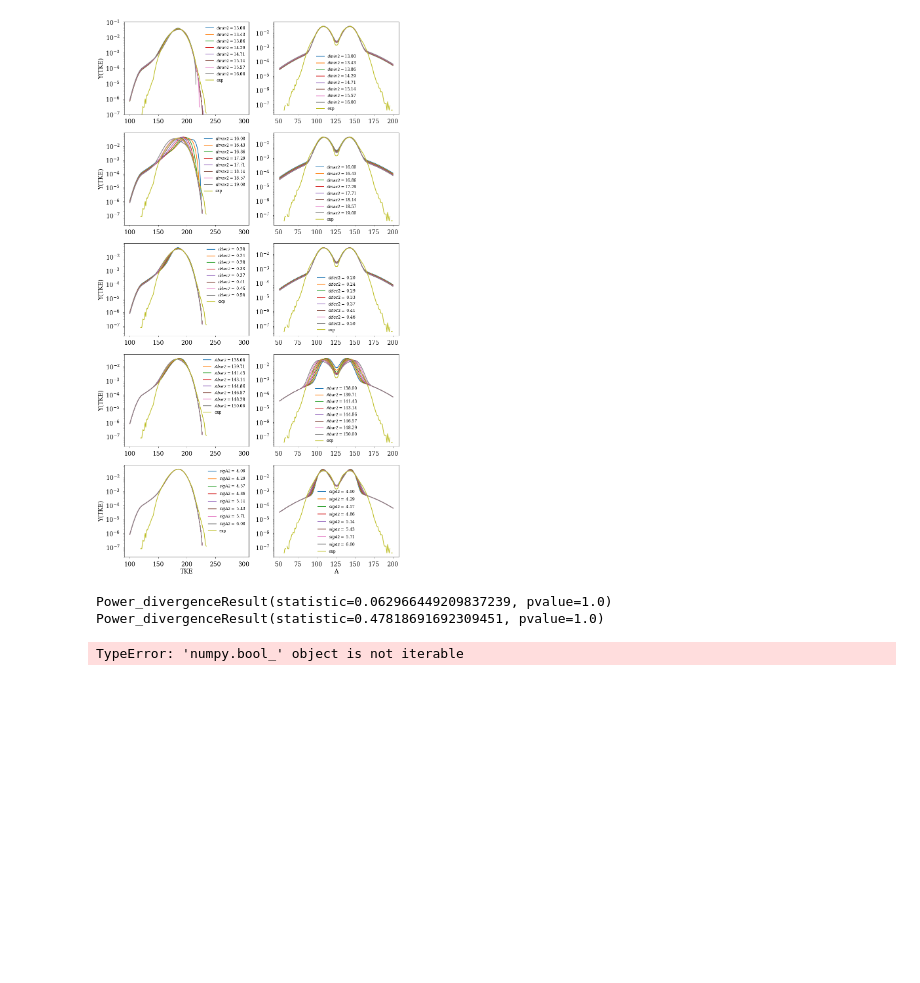
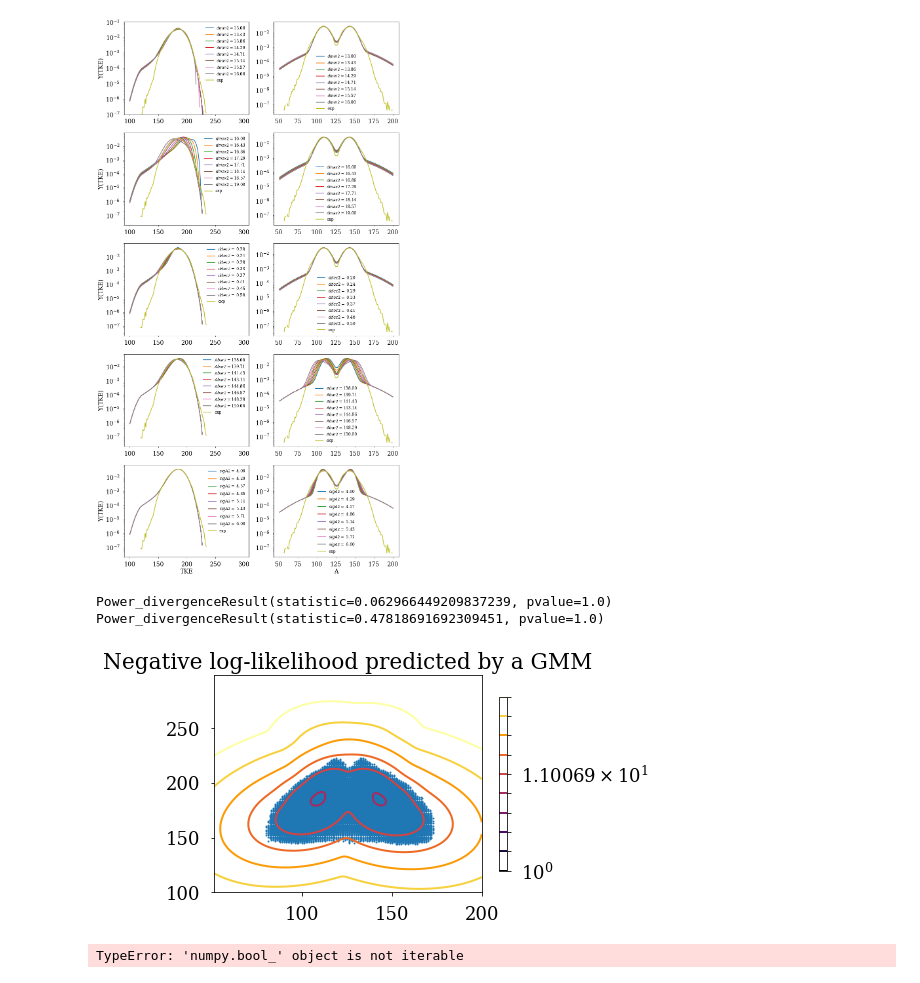
Before and after one commit to austinlc/YATKE, a Jupyter notebook: Brosa3modeCf.ipynb, the cells around one changed output. Saved outputs shown, nothing was run; the diff lists cells and outputs as text; code cells hidden in the pictures; blank space fills up the shorter version.

```diff
--- a/Brosa3modeCf.ipynb
+++ b/Brosa3modeCf.ipynb
@@ -694,33 +694,36 @@ for x in lines:
         YATKE_datammg.append(x[2])
 f.close()
 
 #convert from strings to ints
 YATKE_datammg = list(map(int, YATKE_datammg))
 
 YATKE_datammg2d = rearrange(YATKE_datammg)
 
 X_train = []
 for i in range(len(A)):
     for j in range(len(TKE)):
-        for k in range(int(YATKE_datammg2d[j,i]/2001.)):
+        for k in range(int(YATKE_datammg2d[j,i]/32.)):
             X_train.append([A[i], TKE[j]])
 X_train = np.array(X_train)
 clf = mixture.GaussianMixture(n_components=6, covariance_type='full')
 clf.fit(X_train)
+
 
 
 # display predicted scores by the model as a contour plot
 
 Amesh, TKEmesh = np.meshgrid(A, TKE)
 AA = np.array([Amesh.ravel(), TKEmesh.ravel()]).T
 Z = -clf.score_samples(AA)
 Z = Z.reshape(Amesh.shape)
 
-CS = plt.contour(Amesh, TKEmesh, Z, norm=LogNorm(vmin=1.0, vmax=70.0),
-                 levels=np.logspace(0, 1.845, 10))
+CS = plt.contour(Amesh, TKEmesh, Z, norm=LogNorm(vmin=1.0, vmax=75.0),
+                 levels=np.logspace(0, 1.875, 10))
 CB = plt.colorbar(CS, shrink=0.8, extend='both')
 plt.scatter(X_train[:, 0], X_train[:, 1], .8)
 
 plt.title('Negative log-likelihood predicted by a GMM')
 plt.axis('tight')
 plt.show()
+# %% [output]
+[figure, added]
```
Also changed, not shown: parts of 1 cell of this notebook.
